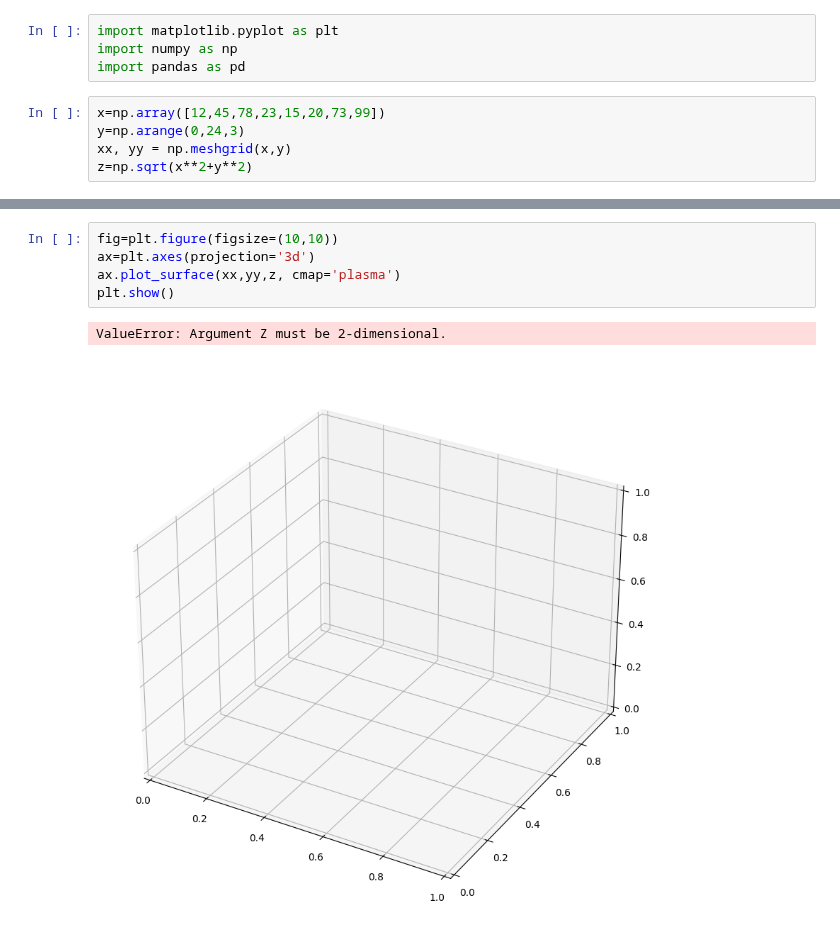
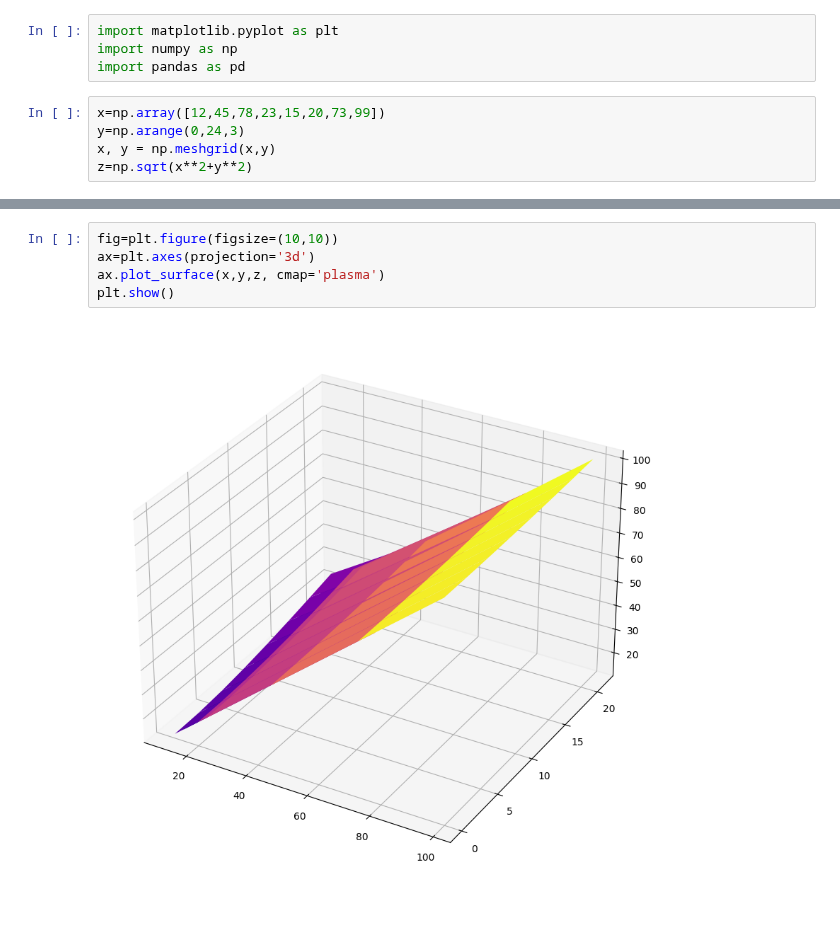
Before and after one commit to Rudra18GTHB/Codes, a Jupyter notebook: Visualization/Data Visualization/Exp11.ipynb, the cells around one changed output, grey strips where cells are left out. Drawn from its saved outputs; the diff is of its cells as text.

Commit message:
Graph Added

```diff
--- a/Visualization/Data Visualization/Exp11.ipynb
+++ b/Visualization/Data Visualization/Exp11.ipynb
@@ -5,5 +5,5 @@ import pandas as pd
 # %%
 x=np.array([12,45,78,23,15,20,73,99])
 y=np.arange(0,24,3)
-xx, yy = np.meshgrid(x,y)
+x, y = np.meshgrid(x,y)
 z=np.sqrt(x**2+y**2)
@@ -32,8 +10,7 @@ array([[ 0,  0,  0,  0,  0,  0,  0,  0],
 # %%
 fig=plt.figure(figsize=(10,10))
 ax=plt.axes(projection='3d')
-ax.plot_surface(xx,yy,z, cmap='plasma')
+ax.plot_surface(x,y,z, cmap='plasma')
 plt.show()
 # %% [output]
-ValueError: Argument Z must be 2-dimensional.
-[figure, old version]
+[figure, new version]
```
Also changed, not shown: parts of 2 cells of this notebook.
